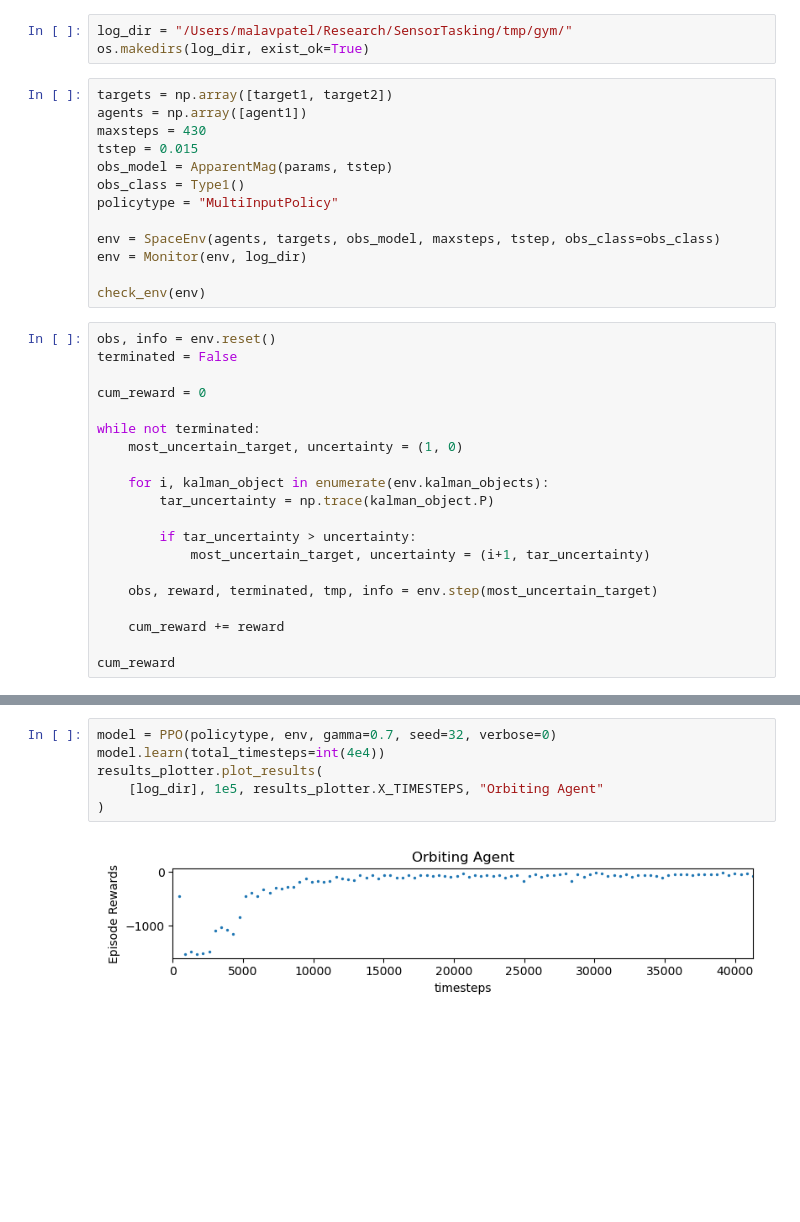
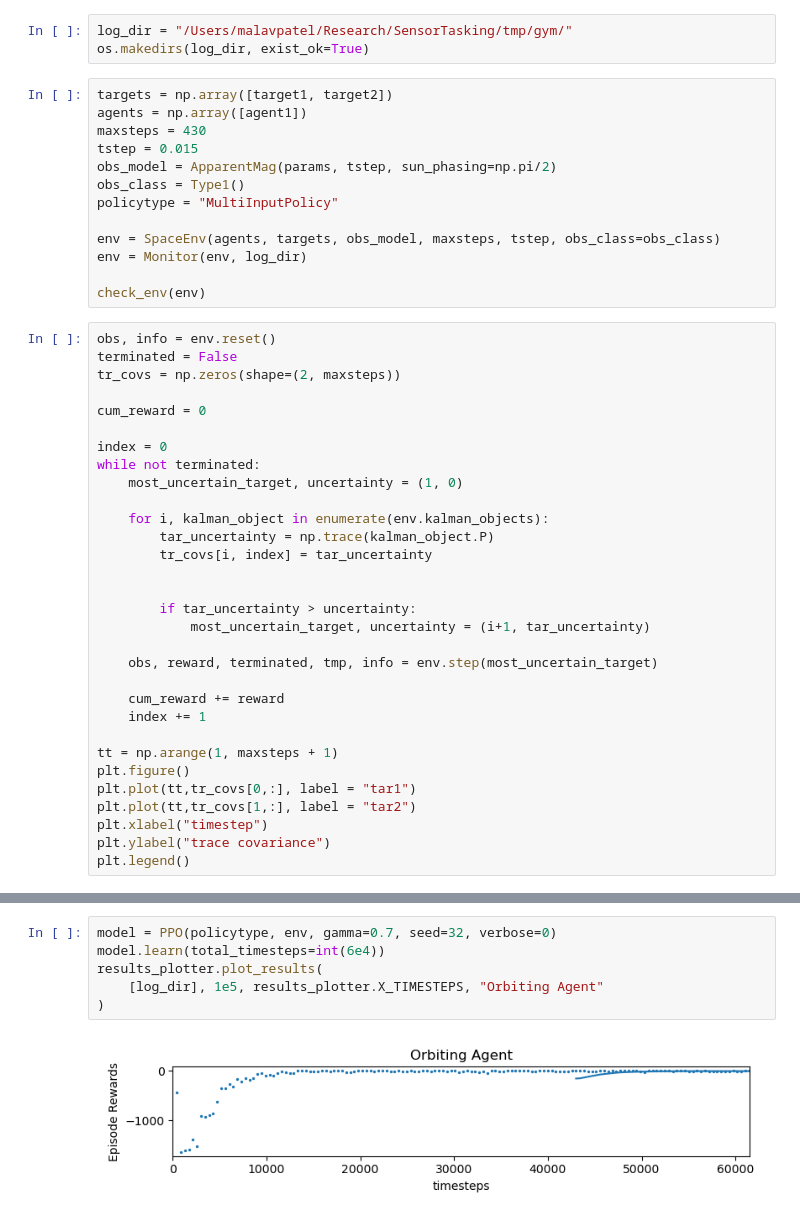
Before and after one commit to Malav-P/sensor_phase_task, a Jupyter notebook: example/apparent_mag_tasking.ipynb, the cells around one changed output, grey strips where cells are left out. Saved outputs shown, nothing was run; the diff lists cells and outputs as text; blank space fills up the shorter version.

```diff
--- a/example/apparent_mag_tasking.ipynb
+++ b/example/apparent_mag_tasking.ipynb
@@ -115,7 +113,7 @@ targets = np.array([target1, target2])
 agents = np.array([agent1])
 maxsteps = 430
 tstep = 0.015
-obs_model = ApparentMag(params, tstep)
+obs_model = ApparentMag(params, tstep, sun_phasing=np.pi/2)
 obs_class = Type1()
 policytype = "MultiInputPolicy"
 
@@ -126,14 +124,18 @@ check_env(env)
 # %%
 obs, info = env.reset()
 terminated = False
+tr_covs = np.zeros(shape=(2, maxsteps))
 
 cum_reward = 0
 
+index = 0
 while not terminated:
     most_uncertain_target, uncertainty = (1, 0)
 
     for i, kalman_object in enumerate(env.kalman_objects):
         tar_uncertainty = np.trace(kalman_object.P)
+        tr_covs[i, index] = tar_uncertainty
+
 
         if tar_uncertainty > uncertainty:
             most_uncertain_target, uncertainty = (i+1, tar_uncertainty)
@@ -141,6 +143,13 @@ while not terminated:
     obs, reward, terminated, tmp, info = env.step(most_uncertain_target)
 
     cum_reward += reward
+    index += 1
 
-cum_reward
+tt = np.arange(1, maxsteps + 1)
+plt.figure()
+plt.plot(tt,tr_covs[0,:], label = "tar1")
+plt.plot(tt,tr_covs[1,:], label = "tar2")
+plt.xlabel("timestep")
+plt.ylabel("trace covariance")
+plt.legend()
 # %% [output]
@@ -148,11 +158,11 @@ cum_reward
 # %%
 model = PPO(policytype, env, gamma=0.7, seed=32, verbose=0)
-model.learn(total_timesteps=int(4e4))
+model.learn(total_timesteps=int(6e4))
 results_plotter.plot_results(
     [log_dir], 1e5, results_plotter.X_TIMESTEPS, "Orbiting Agent"
 )
 # %% [output]
-[figure, old version]
+[figure, new version]
 # %%
 tar1cov = []
 tar2cov = []
```
Also changed, not shown: parts of 8 cells of this notebook, 8 other files.
